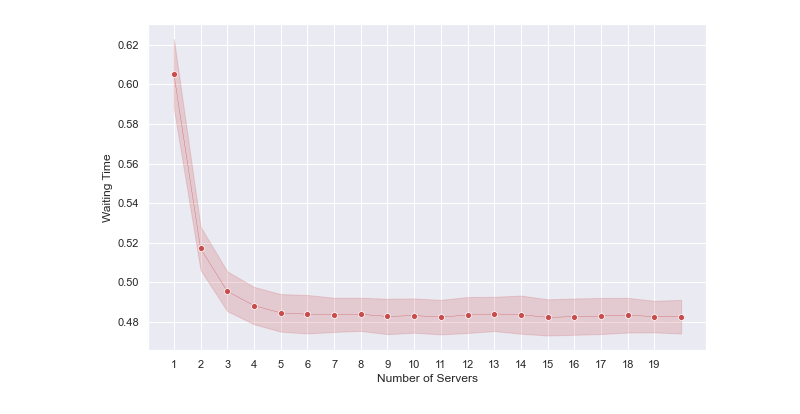
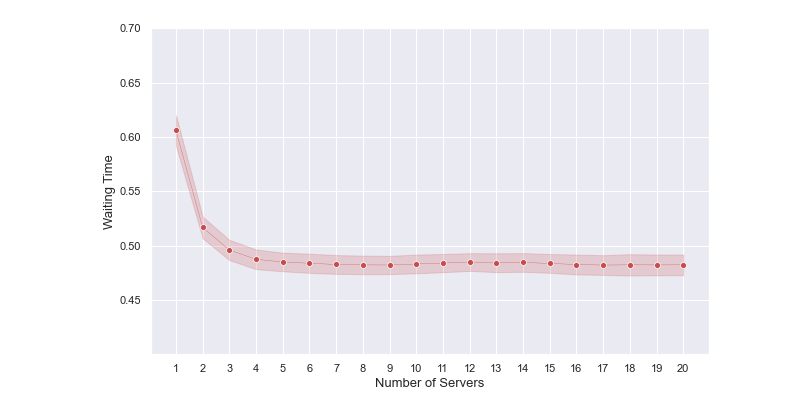
Before and after one commit to beavargas/Festivals-simulation-FYP, a Jupyter notebook: Visualization.ipynb, the cells around one changed output. Drawn from its saved outputs; the diff is of its cells as text; code cells hidden in the pictures.

```diff
--- a/Visualization.ipynb
+++ b/Visualization.ipynb
@@ -8,7 +8,7 @@ import numpy as np
 sns.set_theme(style="darkgrid")
 # %%
 # THIS LOADS THE RIGHT DATA IN THE RIGHT SHAPE
-simulation_mean_df = pd.read_json('RESULTS_Multimodal_Model.json')
+simulation_mean_df = pd.read_json('RESULTS_MMA_5000.json')
 simulation_mean_df = simulation_mean_df.iloc[0:]
 num_rows, num_cols = simulation_mean_df.shape
 
@@ -114,10 +114,16 @@ plt.show()
 # %%
 plt.figure(figsize=(10, 6))
-sns.lineplot(x=df_melted.index, y='Average Waiting Time', data=df_melted, marker='o', errorbar="sd", linewidth=0.3, color="#c94c4c")
+h = sns.lineplot(x=df_melted.index, y='Average Waiting Time', data=df_melted, marker='o', errorbar="sd", linewidth=0.3, color="#c94c4c")
 #plt.title("Waiting Time per Server for Different Number of Servers")
-plt.xlabel("Number of Servers")
-plt.ylabel("Waiting Time")
-plt.xticks(np.arange(1, 20, 1))
+
+ax = h.axes
+ax.set_ylim(0.40, 0.7)
+ax.set_yticks([0.45, 0.5, 0.55, 0.6, 0.65, 0.7])
+
+
+plt.xlabel("Number of Servers", fontsize=13)
+plt.ylabel("Waiting Time", fontsize=13)
+plt.xticks(np.arange(1, 21, 1))
 plt.show()
 # %% [output]
-[figure, old version]
+[figure, new version]
```
Also changed, not shown: parts of 5 cells of this notebook, 2 other files.
